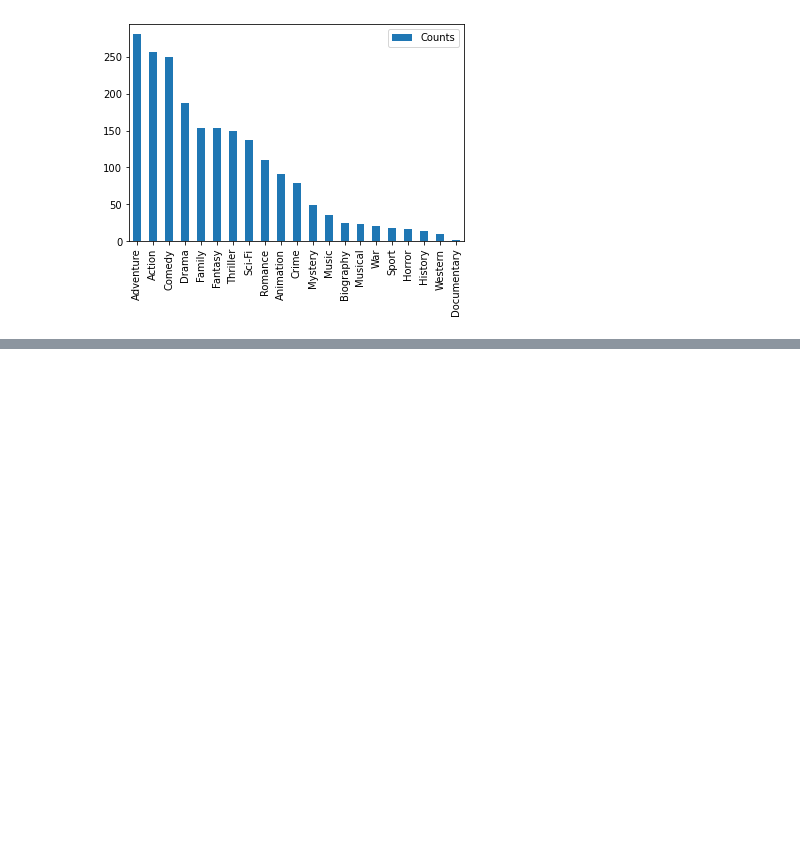
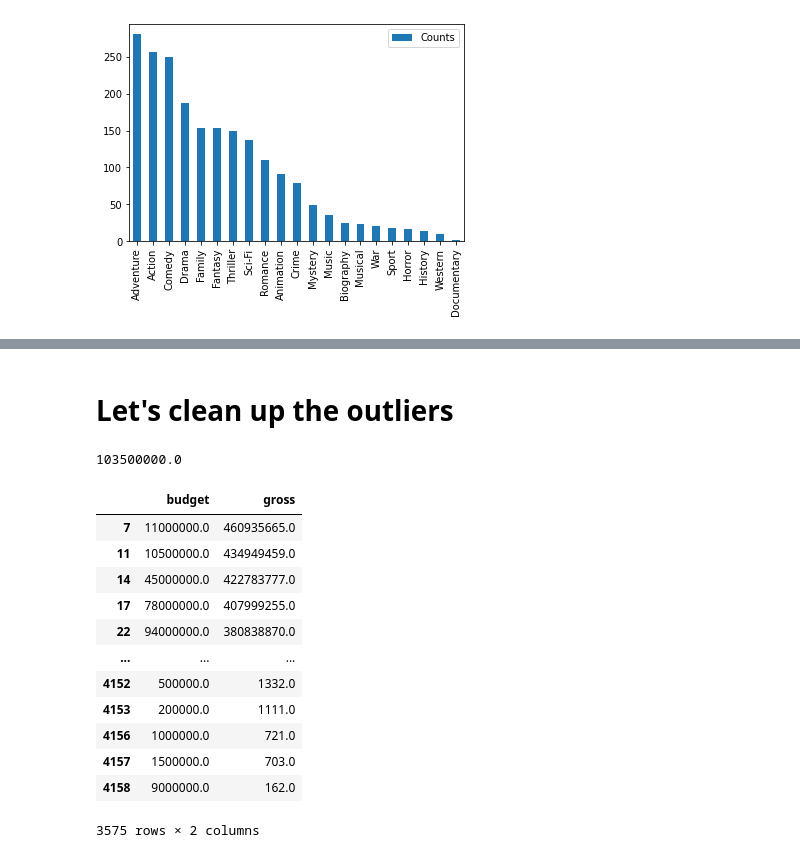
Before and after one commit to chibao659/Movies, a Jupyter notebook: Movies.ipynb, the cells around one changed output, grey strips where cells are left out. Saved outputs shown, nothing was run; the diff lists cells and outputs as text; code cells hidden in the pictures; blank space fills up the shorter version.

```diff
--- a/Movies.ipynb
+++ b/Movies.ipynb
@@ -136,0 +153,28 @@ genres_count.plot.bar()
+# %% [markdown]
+# Let's clean up the outliers
+# %%
+Q1 = 6.000000e+06
+Q3 = 4.500000e+07
+IQR = 4.500000e+07 - 6.000000e+06
+bglow_cap = Q1 - 1.5*IQR
+bgup_cap = Q3 + 1.5*IQR
+# %% [output]
+103500000.0
+# %%
+df_bd_clean = df.loc[(bglow_cap < df.budget) & (df.budget < bgup_cap), ['budget','gross']].dropna()
+
+df_bd_clean
+# %% [output]
+|  | budget | gross |
+| 7 | 11000000.0 | 460935665.0 |
+| 11 | 10500000.0 | 434949459.0 |
+| 14 | 45000000.0 | 422783777.0 |
+| 17 | 78000000.0 | 407999255.0 |
+| 22 | 94000000.0 | 380838870.0 |
+| ... | ... | ... |
+| 4152 | 500000.0 | 1332.0 |
+| 4153 | 200000.0 | 1111.0 |
+| 4156 | 1000000.0 | 721.0 |
+| 4157 | 1500000.0 | 703.0 |
+| 4158 | 9000000.0 | 162.0 |
+3575 rows × 2 columns
```
Also changed, not shown: parts of 11 cells of this notebook.
